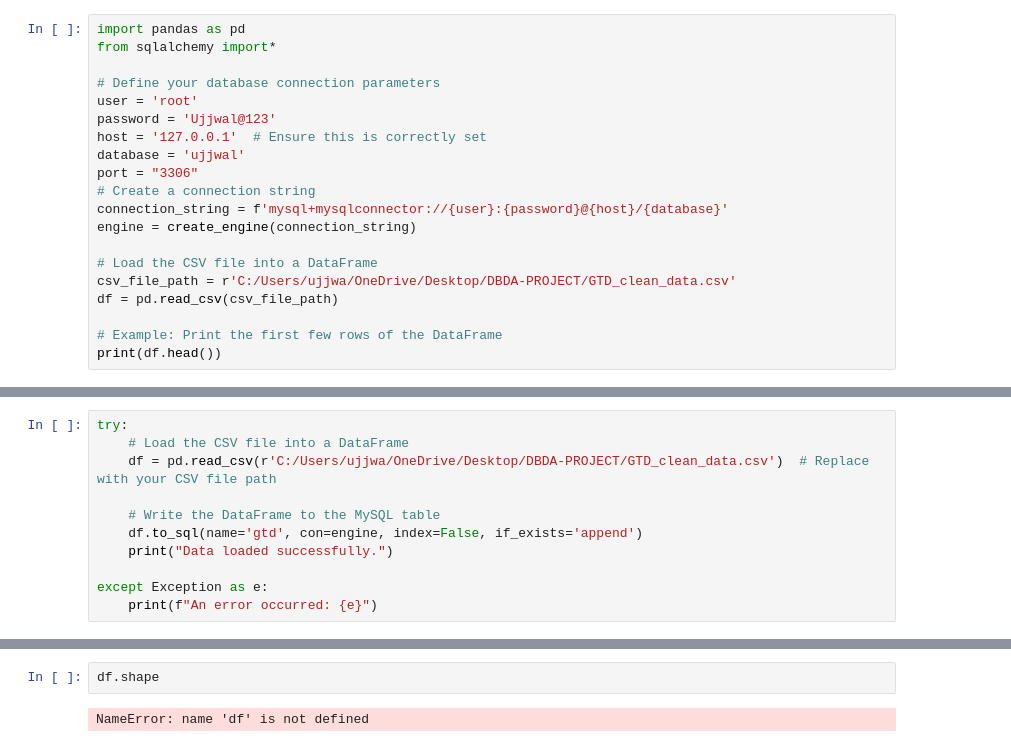
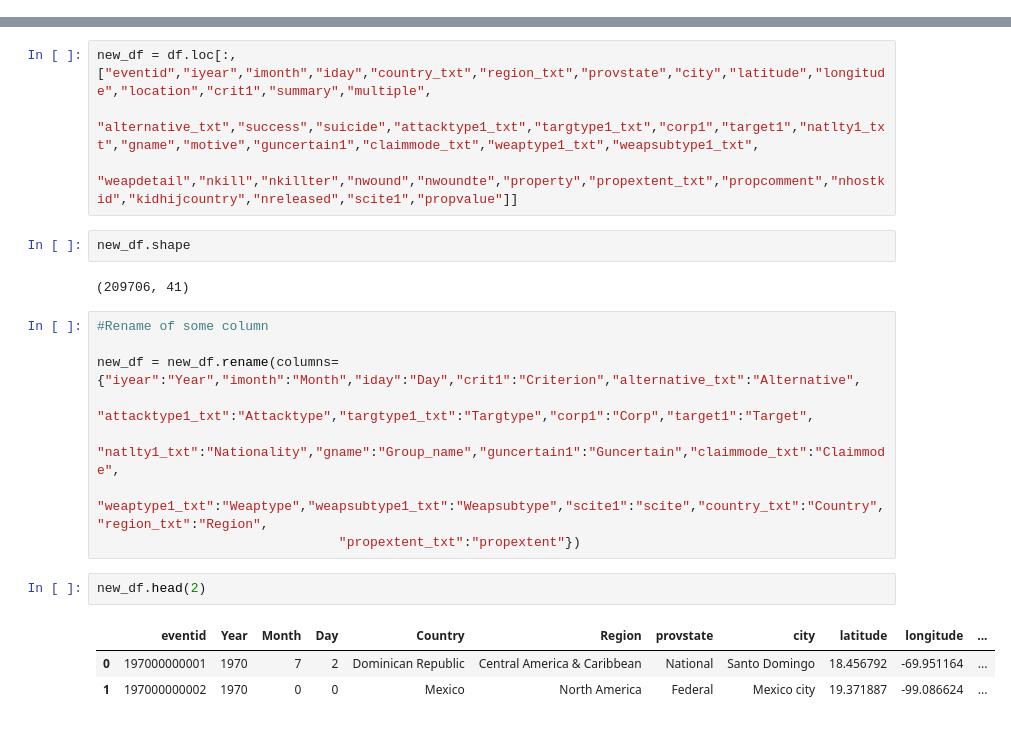
Before and after one commit to ujjwal-1524/cdac_project_2024, a Jupyter notebook: GTD_clean_data.ipynb, the cells around one changed output, grey strips where cells are left out. Saved outputs shown, nothing was run; the diff lists cells and outputs as text.

```diff
--- a/GTD_clean_data.ipynb
+++ b/GTD_clean_data.ipynb
@@ -435,20 +13,0 @@ DatabaseError: (mysql.connector.errors.DatabaseError) 2005 (HY000): Unknown MySQ
-# %%
-import pandas as pd
-from sqlalchemy import*
-
-# Define your database connection parameters
-user = 'root'
-password = 'Ujjwal@123'
-host = '127.0.0.1'  # Ensure this is correctly set
-database = 'ujjwal'
-port = "3306"
-# Create a connection string
-connection_string = f'mysql+mysqlconnector://{user}:{password}@{host}/{database}'
-engine = create_engine(connection_string)
-
-# Load the CSV file into a DataFrame
-csv_file_path = r'C:/Users/ujjwa/OneDrive/Desktop/DBDA-PROJECT/GTD_clean_data.csv'
-df = pd.read_csv(csv_file_path)
-
-# Example: Print the first few rows of the DataFrame
-print(df.head())
@@ -503,11 +13,0 @@ Index(['year', 'month', 'country', 'region', 'provstate', 'city', 'latitude',
-# %%
-try:
-    # Load the CSV file into a DataFrame
-    df = pd.read_csv(r'C:/Users/ujjwa/OneDrive/Desktop/DBDA-PROJECT/GTD_clean_data.csv')  # Replace with your CSV file path
-
-    # Write the DataFrame to the MySQL table
-    df.to_sql(name='gtd', con=engine, index=False, if_exists='append')
-    print("Data loaded successfully.")
-
-except Exception as e:
-    print(f"An error occurred: {e}")
@@ -559,4 +14,22 @@ array([   0,    1,    2,    7,    9,   17,    5,    3,   10,   12,   20,
-# %%
-df.shape
-# %% [output]
-NameError: name 'df' is not defined
+# %%
+new_df = df.loc[:,["eventid","iyear","imonth","iday","country_txt","region_txt","provstate","city","latitude","longitude","location","crit1","summary","multiple",
+              "alternative_txt","success","suicide","attacktype1_txt","targtype1_txt","corp1","target1","natlty1_txt","gname","motive","guncertain1","claimmode_txt","weaptype1_txt","weapsubtype1_txt",
+              "weapdetail","nkill","nkillter","nwound","nwoundte","property","propextent_txt","propcomment","nhostkid","kidhijcountry","nreleased","scite1","propvalue"]]
+# %%
+new_df.shape
+# %% [output]
+(209706, 41)
+# %%
+#Rename of some column
+
+new_df = new_df.rename(columns={"iyear":"Year","imonth":"Month","iday":"Day","crit1":"Criterion","alternative_txt":"Alternative",
+                               "attacktype1_txt":"Attacktype","targtype1_txt":"Targtype","corp1":"Corp","target1":"Target",
+                              "natlty1_txt":"Nationality","gname":"Group_name","guncertain1":"Guncertain","claimmode_txt":"Claimmode",
+                               "weaptype1_txt":"Weaptype","weapsubtype1_txt":"Weapsubtype","scite1":"scite","country_txt":"Country","region_txt":"Region",
+                               "propextent_txt":"propextent"})
+# %%
+new_df.head(2)
+# %% [output]
+|  | eventid | Year | Month | Day | Country | Region | provstate | city | latitude | longitude | ... |
+| 0 | 197000000001 | 1970 | 7 | 2 | Dominican Republic | Central America & Caribbean | National | Santo Domingo | 18.456792 | -69.951164 | ... |
+| 1 | 197000000002 | 1970 | 0 | 0 | Mexico | North America | Federal | Mexico city | 19.371887 | -99.086624 | ... |
```
Also changed, not shown: parts of 62 cells of this notebook.
